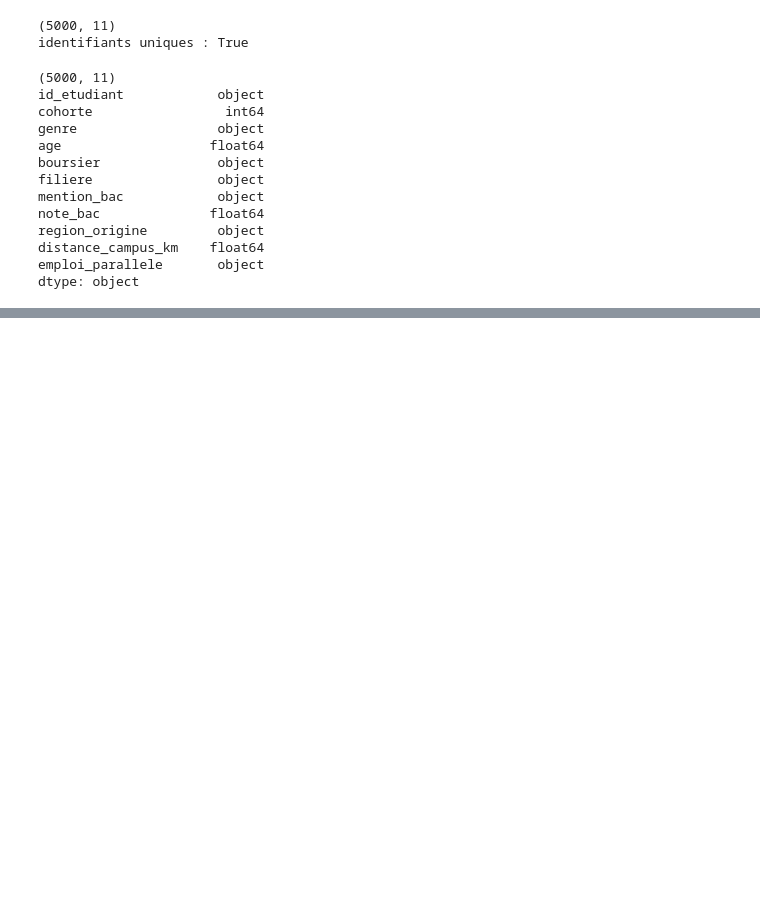
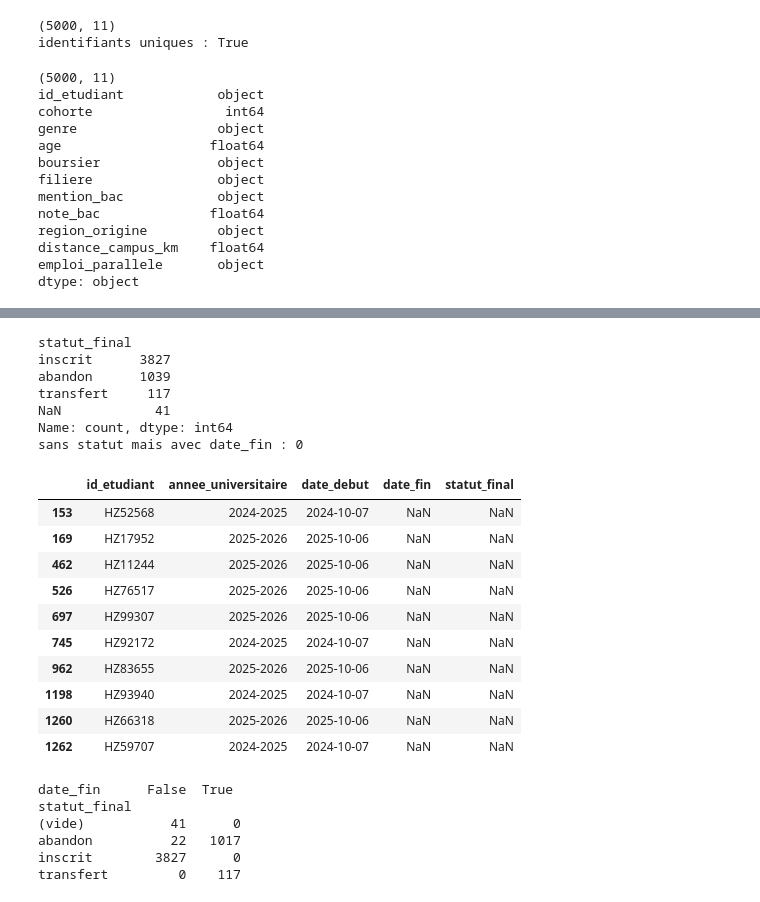
Before and after one commit to noumbethiam/horizon-decrochage-tutorat, a Jupyter notebook: notebooks/01_nettoyage.ipynb, the cells around one changed output, grey strips where cells are left out. Cells and saved outputs as stored; diff of their text form; code cells hidden in the pictures; blank space fills up the shorter version.

```diff
--- a/notebooks/01_nettoyage.ipynb
+++ b/notebooks/01_nettoyage.ipynb
@@ -683,0 +740,46 @@ dtype: object
+# %%
+df_insc["statut_final"] = df_insc["statut_final"].str.strip().str.lower()
+
+correspondance = {
+    "inscrit": "inscrit",
+    "abandon": "abandon", "abandonné": "abandon",
+    "transfert": "transfert", "transfere": "transfert", "transféré": "transfert",
+}
+df_insc["statut_final"] = df_insc["statut_final"].map(correspondance)
+
+print(df_insc["statut_final"].value_counts(dropna=False))
+
+sans_statut = df_insc[df_insc["statut_final"].isna()]
+print("sans statut mais avec date_fin :", sans_statut["date_fin"].notna().sum())
+display(sans_statut.head(10))
+# %% [output]
+statut_final
+inscrit      3827
+abandon      1039
+transfert     117
+NaN            41
+Name: count, dtype: int64
+sans statut mais avec date_fin : 0
+|  | id_etudiant | annee_universitaire | date_debut | date_fin | statut_final |
+| 153 | HZ52568 | 2024-2025 | 2024-10-07 | NaN | NaN |
+| 169 | HZ17952 | 2025-2026 | 2025-10-06 | NaN | NaN |
+| 462 | HZ11244 | 2025-2026 | 2025-10-06 | NaN | NaN |
+| 526 | HZ76517 | 2025-2026 | 2025-10-06 | NaN | NaN |
+| 697 | HZ99307 | 2025-2026 | 2025-10-06 | NaN | NaN |
+| 745 | HZ92172 | 2024-2025 | 2024-10-07 | NaN | NaN |
+| 962 | HZ83655 | 2025-2026 | 2025-10-06 | NaN | NaN |
+| 1198 | HZ93940 | 2024-2025 | 2024-10-07 | NaN | NaN |
+| 1260 | HZ66318 | 2025-2026 | 2025-10-06 | NaN | NaN |
+| 1262 | HZ59707 | 2024-2025 | 2024-10-07 | NaN | NaN |
+# %%
+a_date_fin = df_insc["date_fin"].notna()
+statut = df_insc["statut_final"].fillna("(vide)")
+
+print(pd.crosstab(statut, a_date_fin))
+# %% [output]
+date_fin      False  True
+statut_final
+(vide)           41      0
+abandon          22   1017
+inscrit        3827      0
+transfert         0    117
```
Also changed, not shown: parts of 11 cells of this notebook, 1 other file.
